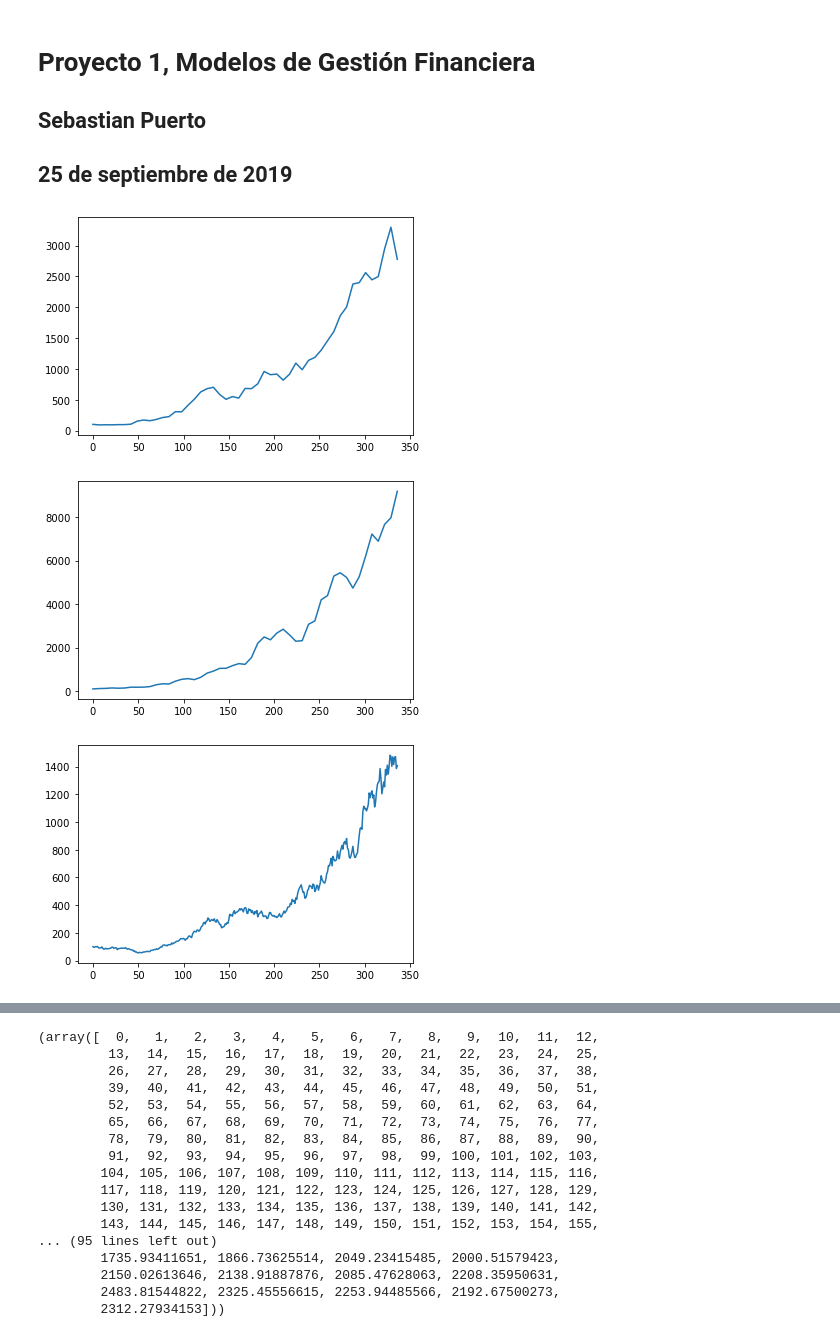
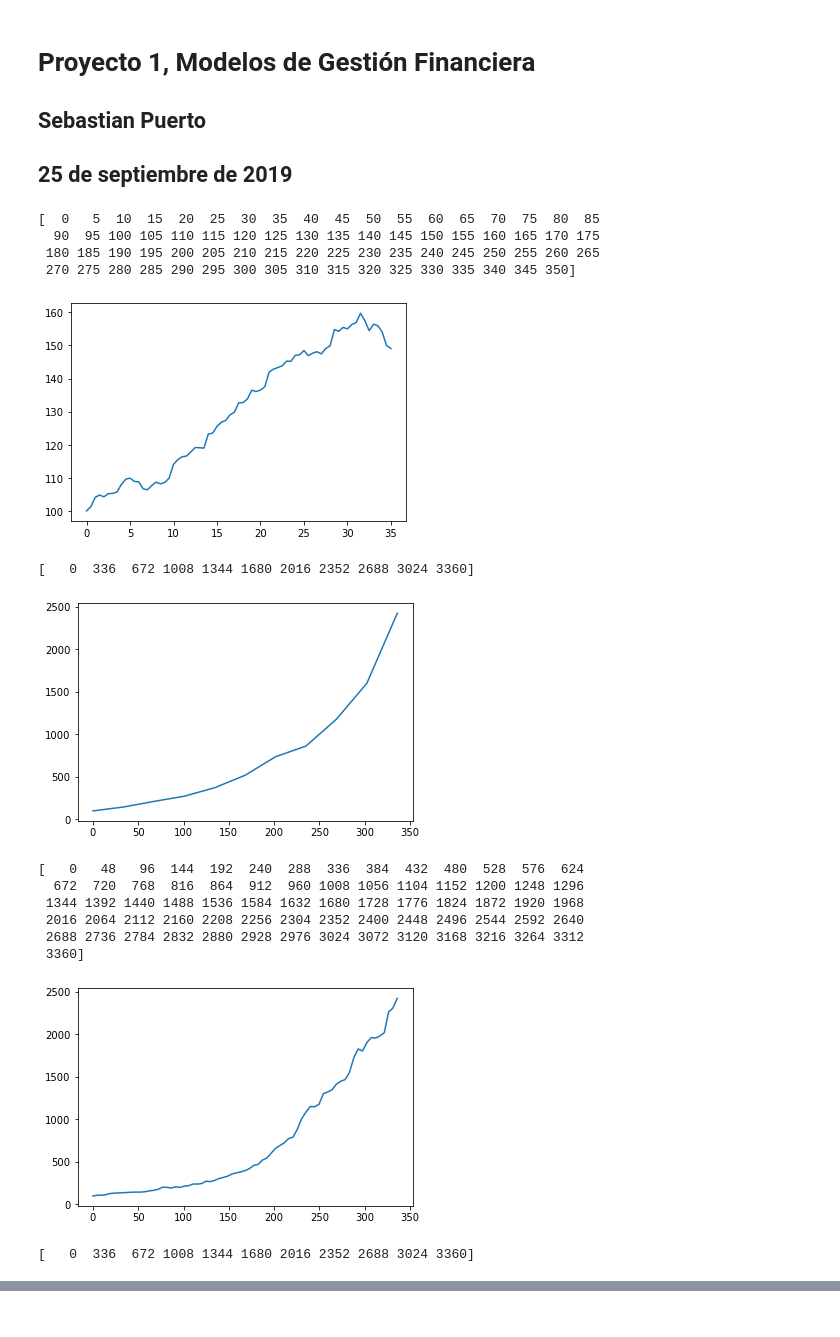
Before and after one commit to Cohnan/FinancialAdministrationModels, a Jupyter notebook: Proyecto 2/Proyecto 2 SCPG.ipynb, the cells around one changed output, grey strips where cells are left out. Drawn from its saved outputs; the diff is of its cells as text; code cells hidden in the pictures.

```diff
--- a/Proyecto 2/Proyecto 2 SCPG.ipynb
+++ b/Proyecto 2/Proyecto 2 SCPG.ipynb
@@ -8,26 +8,31 @@ import scipy as sp
 import matplotlib.pyplot as plt
 %matplotlib inline
 # %%
-def grafico_valor_activo(S0 = 100, m0 = 0.01, sig = 0.05, dt = 1, Dt = 1, N = 10):
-    tf = N*Dt+1
-    ts = np.array(range(0,tf))
-    dws = np.array([np.random.normal(0, dt) for i in range(tf)])
+def grafico_valor_activo(S0 = 100, m0 = 0.01, sig = 0.05, dt = 0.1, Dt = 1, N = 100):
+    tf = N*Dt + dt
+    ts = np.arange(0, tf, dt)
+    dws = np.array([np.random.normal(0, dt) for t in ts])
 
-    Ss = np.zeros(tf)
+    Ss = np.zeros(len(ts))
     Ss[0] = S0
 
-    for t in range(1, tf):
-        S = Ss[t-1]
-        dS = S*(m0*dt + sig*dws[t-1]) #dt = 1
-        Ss[t] = S + dS
+    for i in range(1, len(ts)):
+        S = Ss[i-1]
+        ti = ts[i]
+        dS = S*(m0*dt + sig*dws[i-1])
+        Ss[i] = S + dS
 
     #figura = plt.figure()
     #ejes = figura.add_axes()
-    plotTs = np.array(range(0, tf, Dt))
-    plotSs = np.zeros(len(plotTs))
+    plotis = np.arange(0, len(ts), N)
+    print(plotis)
+    plotTs = np.zeros(len(plotis))
+    plotSs = np.zeros(len(plotis))
 
-    for i in range(len(plotTs)):
-        plotSs[i] = Ss[plotTs[i]]
+    for j in range(len(plotis)):
+        i = plotis[j]
+        plotTs[j] = ts[i]
+        plotSs[j] = Ss[i]
 
     plt.plot(plotTs, plotSs)
 
@@ -35,11 +40,23 @@ def grafico_valor_activo(S0 = 100, m0 = 0.01, sig = 0.05, dt = 1, Dt = 1, N = 10
 
     return ts, Ss
 # %%
-grafico_valor_activo(Dt = 7, N = 4*12)
-grafico_valor_activo(Dt = 7, N = 4*12)
-grafico_valor_activo(Dt = 1, N = 4*7*12)
-grafico_valor_activo(Dt = 1, N = 4*7*12)
+_= grafico_valor_activo(Dt = 7, N = 5)
+_= grafico_valor_activo(Dt = 1, N = 4*7*12)
+_= grafico_valor_activo(Dt = 7, N = 4*12)
+_= grafico_valor_activo(Dt = 1, N = 4*7*12)
 # %% [output]
+[  0   5  10  15  20  25  30  35  40  45  50  55  60  65  70  75  80  85
+  90  95 100 105 110 115 120 125 130 135 140 145 150 155 160 165 170 175
+ 180 185 190 195 200 205 210 215 220 225 230 235 240 245 250 255 260 265
+ 270 275 280 285 290 295 300 305 310 315 320 325 330 335 340 345 350]
-[figure, old version]
+[figure, new version]
+[   0  336  672 1008 1344 1680 2016 2352 2688 3024 3360]
-[figure, old version]
+[figure, new version]
+[   0   48   96  144  192  240  288  336  384  432  480  528  576  624
+  672  720  768  816  864  912  960 1008 1056 1104 1152 1200 1248 1296
+ 1344 1392 1440 1488 1536 1584 1632 1680 1728 1776 1824 1872 1920 1968
+ 2016 2064 2112 2160 2208 2256 2304 2352 2400 2448 2496 2544 2592 2640
+ 2688 2736 2784 2832 2880 2928 2976 3024 3072 3120 3168 3216 3264 3312
+ 3360]
-[figure, old version]
+[figure, new version]
+[   0  336  672 1008 1344 1680 2016 2352 2688 3024 3360]
@@ -47,17 +63,0 @@ grafico_valor_activo(Dt = 1, N = 4*7*12)
-(array([  0,   1,   2,   3,   4,   5,   6,   7,   8,   9,  10,  11,  12,
-         13,  14,  15,  16,  17,  18,  19,  20,  21,  22,  23,  24,  25,
-         26,  27,  28,  29,  30,  31,  32,  33,  34,  35,  36,  37,  38,
-         39,  40,  41,  42,  43,  44,  45,  46,  47,  48,  49,  50,  51,
-         52,  53,  54,  55,  56,  57,  58,  59,  60,  61,  62,  63,  64,
-         65,  66,  67,  68,  69,  70,  71,  72,  73,  74,  75,  76,  77,
-         78,  79,  80,  81,  82,  83,  84,  85,  86,  87,  88,  89,  90,
-         91,  92,  93,  94,  95,  96,  97,  98,  99, 100, 101, 102, 103,
-        104, 105, 106, 107, 108, 109, 110, 111, 112, 113, 114, 115, 116,
-        117, 118, 119, 120, 121, 122, 123, 124, 125, 126, 127, 128, 129,
-        130, 131, 132, 133, 134, 135, 136, 137, 138, 139, 140, 141, 142,
-        143, 144, 145, 146, 147, 148, 149, 150, 151, 152, 153, 154, 155,
-... (95 lines left out)
-        1735.93411651, 1866.73625514, 2049.23415485, 2000.51579423,
-        2150.02613646, 2138.91887876, 2085.47628063, 2208.35950631,
-        2483.81544822, 2325.45556615, 2253.94485566, 2192.67500273,
-        2312.27934153]))
```
Also changed, not shown: parts of 2 cells of this notebook.
